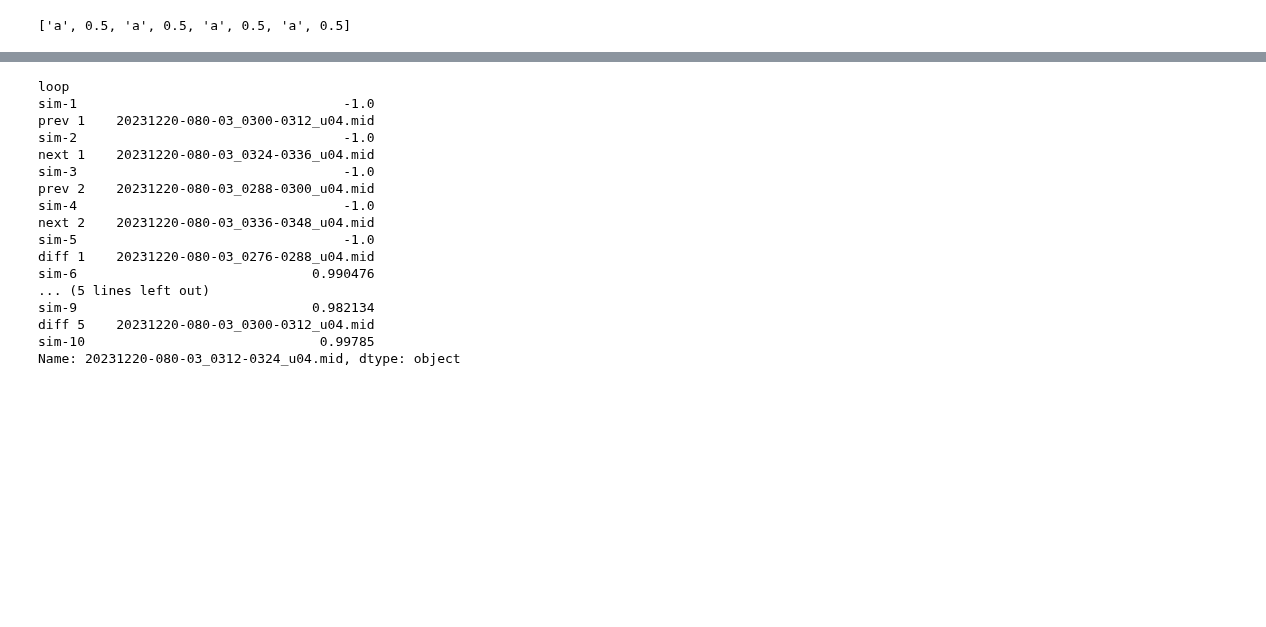
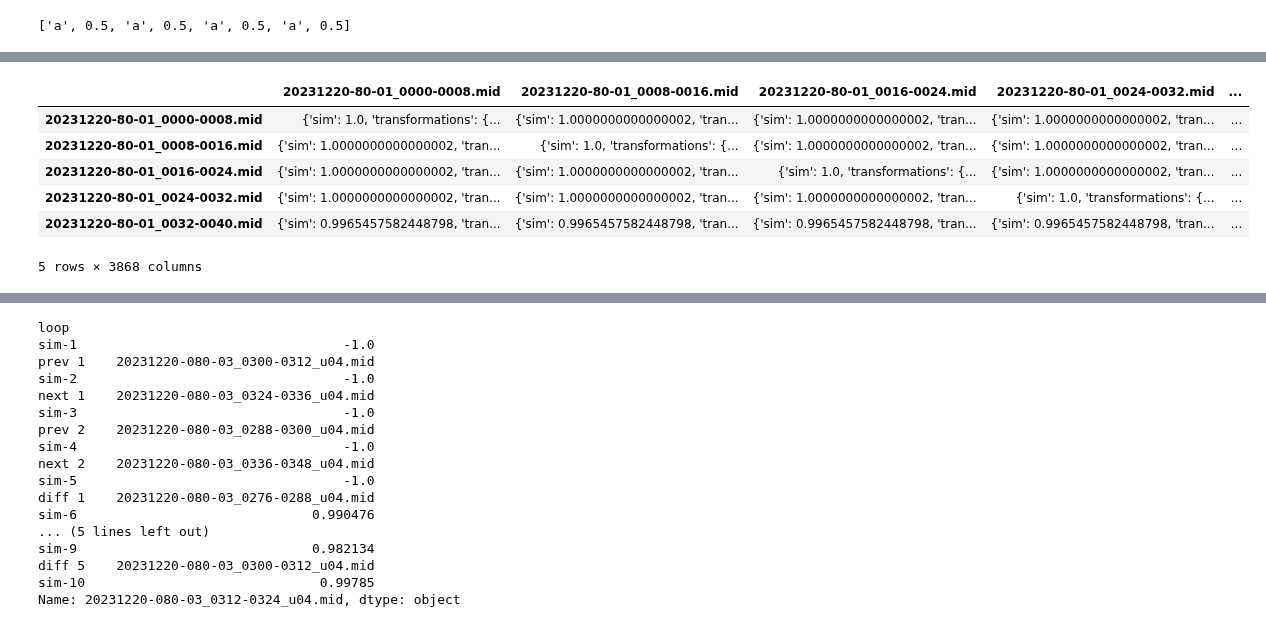
Before and after one commit to osageev/disklavier, a Jupyter notebook: notebooks/pandas.ipynb, the cells around one changed output, grey strips where cells are left out. Cells and saved outputs as stored; diff of their text form; code cells hidden in the pictures; blank space fills up the shorter version.

Commit message:
new table working!

```diff
--- a/notebooks/pandas.ipynb
+++ b/notebooks/pandas.ipynb
@@ -68,0 +69,13 @@ plt.show()
+# %%
+feather_df = pd.read_feather("../data/outputs/careful_pitch_histogram.feather")
+feather_df.to_parquet("../data/outputs/careful-pitch_histogram.parquet")
+# %%
+feather_df.head()
+# %% [output]
+|  | 20231220-80-01_0000-0008.mid | 20231220-80-01_0008-0016.mid | 20231220-80-01_0016-0024.mid | 20231220-80-01_0024-0032.mid | ... |
+| 20231220-80-01_0000-0008.mid | {'sim': 1.0, 'transformations': {... | {'sim': 1.0000000000000002, 'tran... | {'sim': 1.0000000000000002, 'tran... | {'sim': 1.0000000000000002, 'tran... | ... |
+| 20231220-80-01_0008-0016.mid | {'sim': 1.0000000000000002, 'tran... | {'sim': 1.0, 'transformations': {... | {'sim': 1.0000000000000002, 'tran... | {'sim': 1.0000000000000002, 'tran... | ... |
+| 20231220-80-01_0016-0024.mid | {'sim': 1.0000000000000002, 'tran... | {'sim': 1.0000000000000002, 'tran... | {'sim': 1.0, 'transformations': {... | {'sim': 1.0000000000000002, 'tran... | ... |
+| 20231220-80-01_0024-0032.mid | {'sim': 1.0000000000000002, 'tran... | {'sim': 1.0000000000000002, 'tran... | {'sim': 1.0000000000000002, 'tran... | {'sim': 1.0, 'transformations': {... | ... |
+| 20231220-80-01_0032-0040.mid | {'sim': 0.9965457582448798, 'tran... | {'sim': 0.9965457582448798, 'tran... | {'sim': 0.9965457582448798, 'tran... | {'sim': 0.9965457582448798, 'tran... | ... |
+5 rows × 3868 columns
```
Also changed, not shown: parts of 3 cells of this notebook, 8 other files.
